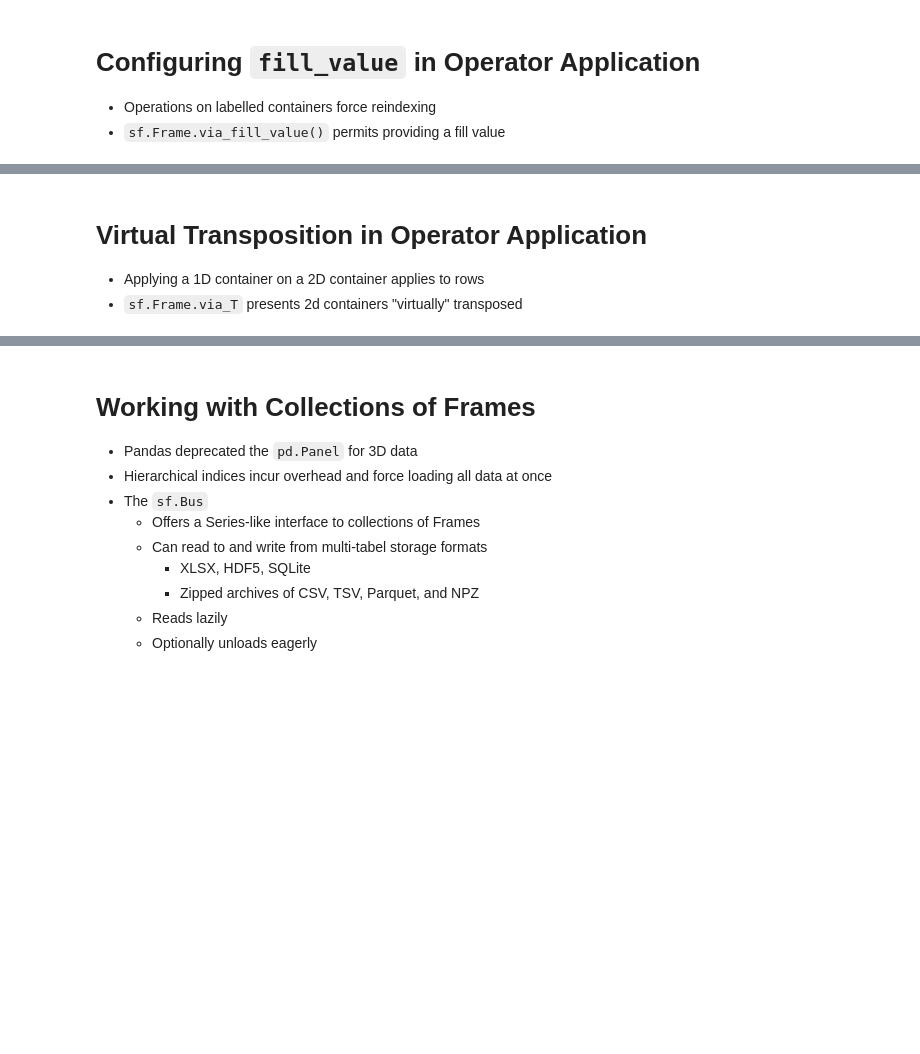
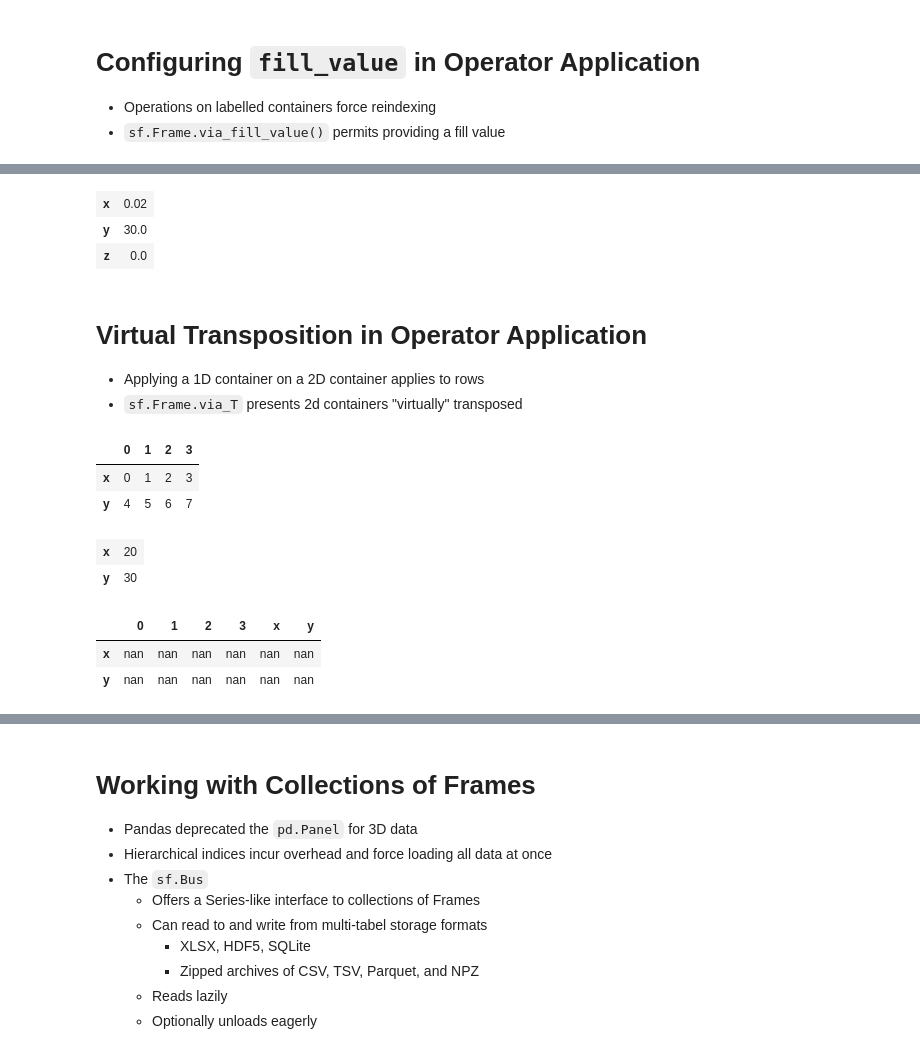
Before and after one commit to static-frame/static-frame, a Jupyter notebook: doc/source/articles/dfbp.ipynb, the cells around one changed output, grey strips where cells are left out. Drawn from its saved outputs; the diff is of its cells as text; code cells hidden in the pictures; blank space fills up the shorter version.

```diff
--- a/doc/source/articles/dfbp.ipynb
+++ b/doc/source/articles/dfbp.ipynb
@@ -506,4 +573,24 @@ display(f1['C'].astype(np.datetime64).via_dt.weekday())
+# %%
+f1['B'].via_fill_value(0) * sf.Series((1000, 1, .001), index=tuple('zyx'))
+# %% [output]
+| x | 0.02 |
+| y | 30.0 |
+| z | 0.0 |
 # %% [markdown]
 # Virtual Transposition in Operator Application
 * Applying a 1D container on a 2D container applies to rows
 * `sf.Frame.via_T` presents 2d containers "virtually" transposed
+# %%
+# 2D to 1D assumes row-wise application
+display(sf.Frame(np.arange(8).reshape(2, 4), index=tuple('xy')))
+display(f1['B'])
+sf.Frame(np.arange(8).reshape(2, 4), index=tuple('xy')) * f1['B']
+# %% [output]
+|  | 0 | 1 | 2 | 3 |
+| x | 0 | 1 | 2 | 3 |
+| y | 4 | 5 | 6 | 7 |
+| x | 20 |
+| y | 30 |
+|  | 0 | 1 | 2 | 3 | x | y |
+| x | nan | nan | nan | nan | nan | nan |
+| y | nan | nan | nan | nan | nan | nan |
```
Also changed, not shown: parts of 16 cells of this notebook.
